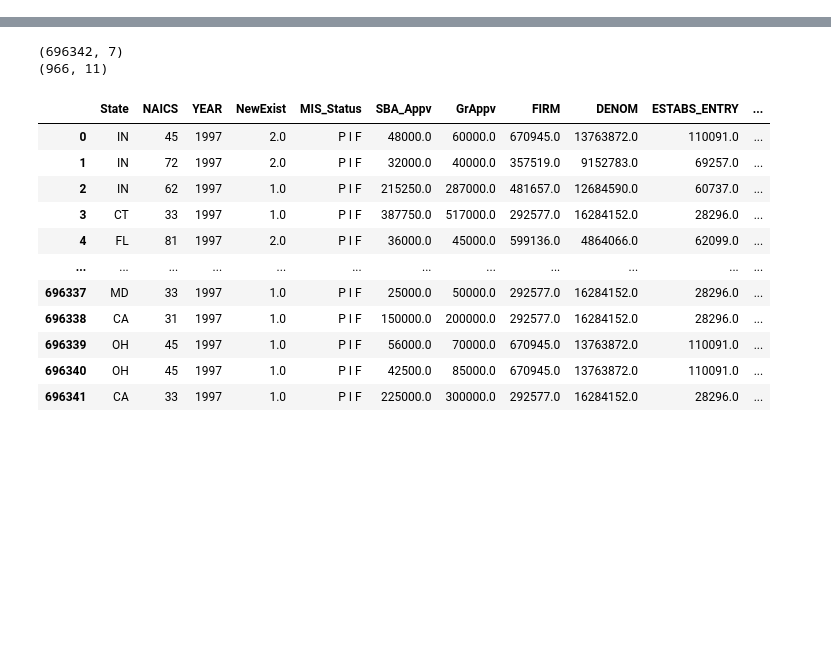
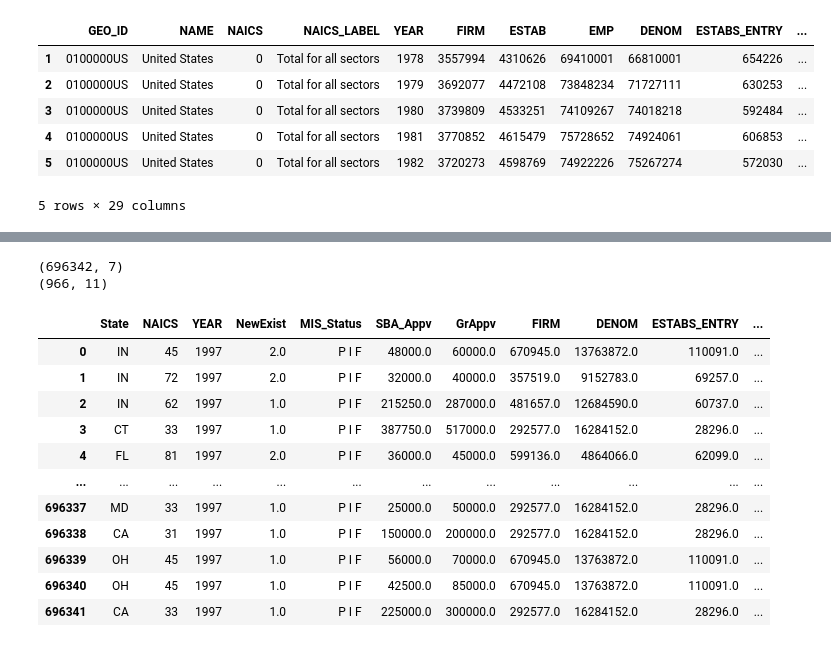
Before and after one commit to CIV2T1PEY/CIV1498-Group-Project, a Jupyter notebook: Python_Prashan_Notebook.ipynb, the cells around one changed output, grey strips where cells are left out. Cells and saved outputs as stored; diff of their text form; code cells hidden in the pictures; blank space fills up the shorter version.

```diff
--- a/Python_Prashan_Notebook.ipynb
+++ b/Python_Prashan_Notebook.ipynb
@@ -68,3 +90,12 @@ DF_SBA_Loan = DF_SBA_Loan.dropna()
 # %%
 NAICS_BDS = pd.read_csv('NAICS_BDS_timeseries_data.csv', low_memory=False)
 NAICS_BDS = NAICS_BDS.drop([0])
+NAICS_BDS.head()
+# %% [output]
+|  | GEO_ID | NAME | NAICS | NAICS_LABEL | YEAR | FIRM | ESTAB | EMP | DENOM | ESTABS_ENTRY | ... |
+| 1 | 0100000US | United States | 0 | Total for all sectors | 1978 | 3557994 | 4310626 | 69410001 | 66810001 | 654226 | ... |
+| 2 | 0100000US | United States | 0 | Total for all sectors | 1979 | 3692077 | 4472108 | 73848234 | 71727111 | 630253 | ... |
+| 3 | 0100000US | United States | 0 | Total for all sectors | 1980 | 3739809 | 4533251 | 74109267 | 74018218 | 592484 | ... |
+| 4 | 0100000US | United States | 0 | Total for all sectors | 1981 | 3770852 | 4615479 | 75728652 | 74924061 | 606853 | ... |
+| 5 | 0100000US | United States | 0 | Total for all sectors | 1982 | 3720273 | 4598769 | 74922226 | 75267274 | 572030 | ... |
+5 rows × 29 columns
```
Also changed, not shown: parts of 55 cells of this notebook.
